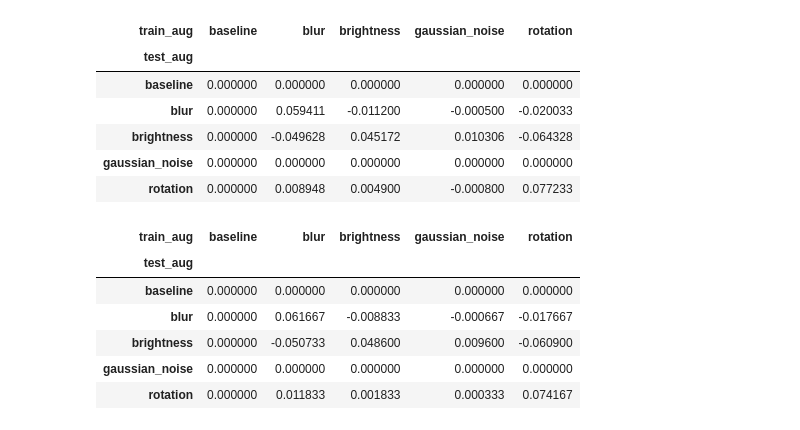
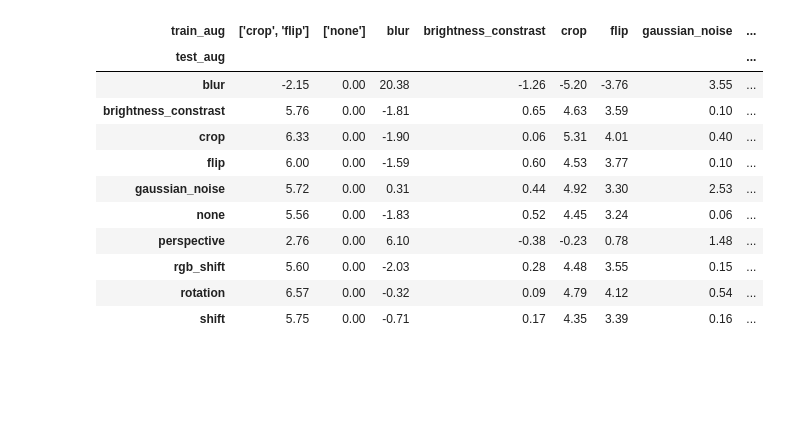
Before and after one commit to NNHieu/OOD_Gen_AugTransfer, a Jupyter notebook: notebooks/main.ipynb, the cells around one changed output. Saved outputs shown, nothing was run; the diff lists cells and outputs as text; code cells hidden in the pictures; blank space fills up the shorter version.

```diff
--- a/notebooks/main.ipynb
+++ b/notebooks/main.ipynb
@@ -10,8 +10,8 @@ import seaborn as sns
 import numpy as np
 import matplotlib.pyplot as plt
 # %%
-run_dir = Path("logs/train/runs/small_mnist")
-metric_files = [d for d in run_dir.rglob("metrics.csv")]
+run_dir = Path("outputs/cifar10_resnet32")
+metric_files = [d for d in run_dir.rglob("0.00_metrics.csv")]
 # %%
 df = pd.concat([pd.read_csv(m) for m in metric_files], ignore_index=True)
 df.drop(df.columns[df.columns.str.contains('unnamed',case = False)],axis = 1, inplace = True)
@@ -64,23 +69,17 @@ corr = group_df.pivot(index="test_aug", columns="train_aug", values="test/acc")
 # %%
-gain_corr = corr.apply(lambda x: x - corr.iloc[:, 0], axis=0)
+gain_corr = corr.apply(lambda x: x - corr.iloc[:,1], axis=0) * 100
 gain_corr.style.background_gradient(cmap='PuOr',
-    vmin=-0.3, vmax=0.3, axis=None)
+    vmin=-40, vmax=40, axis=None).set_precision(2)
 # %% [output]
-| train_aug | baseline | blur | brightness | gaussian_noise | rotation |
-| test_aug |  |  |  |  |  |
-| baseline | 0.000000 | 0.000000 | 0.000000 | 0.000000 | 0.000000 |
-| blur | 0.000000 | 0.059411 | -0.011200 | -0.000500 | -0.020033 |
-| brightness | 0.000000 | -0.049628 | 0.045172 | 0.010306 | -0.064328 |
-| gaussian_noise | 0.000000 | 0.000000 | 0.000000 | 0.000000 | 0.000000 |
-| rotation | 0.000000 | 0.008948 | 0.004900 | -0.000800 | 0.077233 |
+| train_aug | ['crop', 'flip'] | ['none'] | blur | brightness_constrast | crop | flip | gaussian_noise | ... |
+| test_aug |  |  |  |  |  |  |  | ... |
+| blur | -2.15 | 0.00 | 20.38 | -1.26 | -5.20 | -3.76 | 3.55 | ... |
+| brightness_constrast | 5.76 | 0.00 | -1.81 | 0.65 | 4.63 | 3.59 | 0.10 | ... |
+| crop | 6.33 | 0.00 | -1.90 | 0.06 | 5.31 | 4.01 | 0.40 | ... |
+| flip | 6.00 | 0.00 | -1.59 | 0.60 | 4.53 | 3.77 | 0.10 | ... |
+| gaussian_noise | 5.72 | 0.00 | 0.31 | 0.44 | 4.92 | 3.30 | 2.53 | ... |
+| none | 5.56 | 0.00 | -1.83 | 0.52 | 4.45 | 3.24 | 0.06 | ... |
+| perspective | 2.76 | 0.00 | 6.10 | -0.38 | -0.23 | 0.78 | 1.48 | ... |
+| rgb_shift | 5.60 | 0.00 | -2.03 | 0.28 | 4.48 | 3.55 | 0.15 | ... |
+| rotation | 6.57 | 0.00 | -0.32 | 0.09 | 4.79 | 4.12 | 0.54 | ... |
+| shift | 5.75 | 0.00 | -0.71 | 0.17 | 4.35 | 3.39 | 0.16 | ... |
-# %%
-corr.style.background_gradient(cmap='PuOr',
-    vmin=-0.3, vmax=0.3, axis=None)
-# %% [output]
-| train_aug | baseline | blur | brightness | gaussian_noise | rotation |
-| test_aug |  |  |  |  |  |
-| baseline | 0.000000 | 0.000000 | 0.000000 | 0.000000 | 0.000000 |
-| blur | 0.000000 | 0.061667 | -0.008833 | -0.000667 | -0.017667 |
-| brightness | 0.000000 | -0.050733 | 0.048600 | 0.009600 | -0.060900 |
-| gaussian_noise | 0.000000 | 0.000000 | 0.000000 | 0.000000 | 0.000000 |
-| rotation | 0.000000 | 0.011833 | 0.001833 | 0.000333 | 0.074167 |
```
Also changed, not shown: parts of 4 cells of this notebook, 7 other files.
